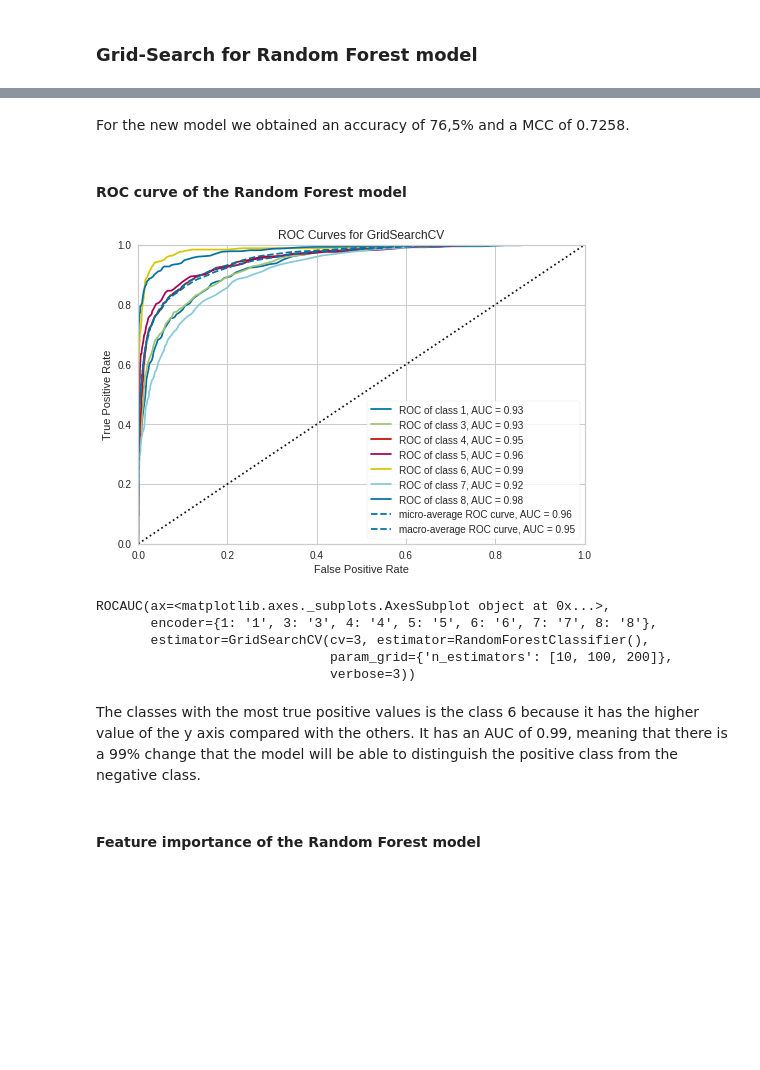
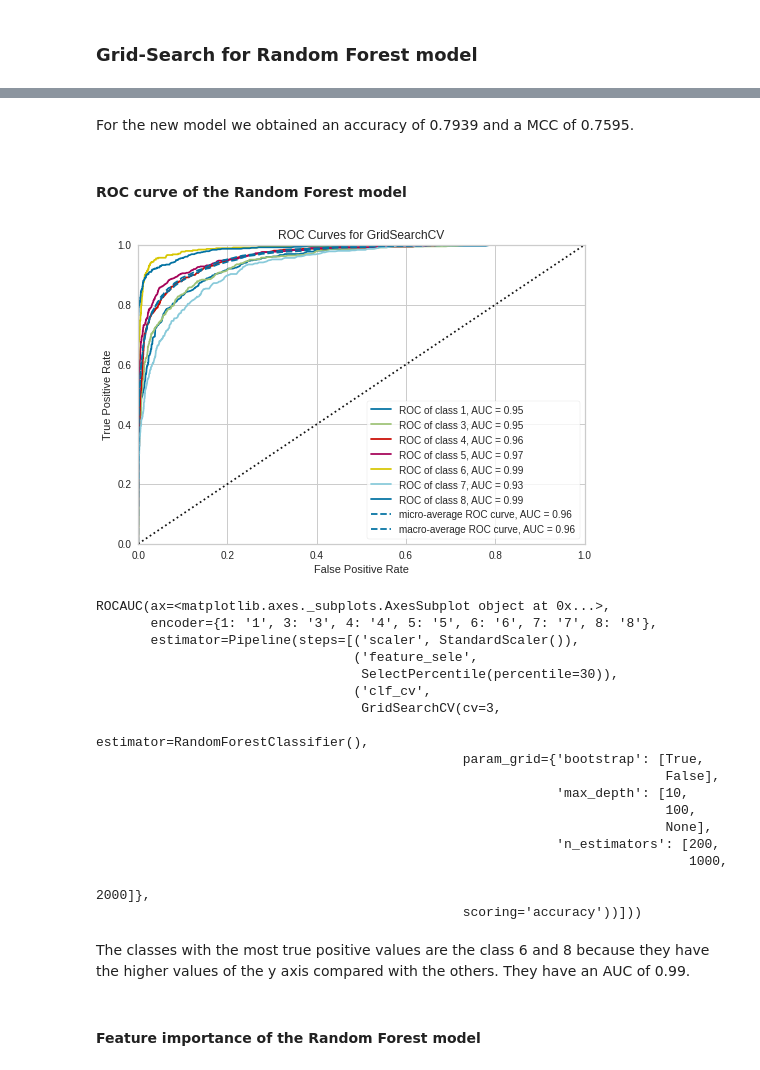
Before and after one commit to Catarina777/Enzymes-classification, a Jupyter notebook: scripts/machine_learning.ipynb, the cells around one changed output, grey strips where cells are left out. Drawn from its saved outputs; the diff is of its cells as text; code cells hidden in the pictures; blank space fills up the shorter version.

```diff
--- a/scripts/machine_learning.ipynb
+++ b/scripts/machine_learning.ipynb
@@ -58,5 +173,0 @@ The first model trained was the Logistic Regression model from the sklearn packa
-# %%
-from sklearn.linear_model import LogisticRegression
-
-model = LogisticRegression()
-model.fit(X_train, y_train)
@@ -355,0 +364,17 @@ The three most influencial features are: _SolventAcessibilityD3100, _PolarityD21
+# %%
+from sklearn.pipeline import Pipeline
+from sklearn.model_selection import GridSearchCV
+
+sel_perc = SelectPercentile(f_classif, percentile=30)
+
+clf = SVC()
+CV_rfc = GridSearchCV(clf,
+                      param_grid={'C': [0.1,1,10,100,1000],
+                                  'kernel': ['rbf'],
+                                  'gamma': [1,0.1,0.01,0.001,0.0001]})
+
+pipeline  = Pipeline([('scaler', StandardScaler()),
+                      ('feature_sele', sel_perc),
+                      ('clf_cv',CV_rfc)])
+
+pipeline.fit(X_train, y_train)
@@ -382,0 +499,20 @@ Fitting 3 folds for each of 3 candidates, totalling 9 fits
+# %%
+from sklearn.feature_selection import RFECV
+from sklearn.model_selection import GridSearchCV
+from sklearn.ensemble import RandomForestClassifier
+from sklearn.pipeline import Pipeline
+
+sel_perc = SelectPercentile(f_classif, percentile=30)
+clf = RandomForestClassifier()
+CV_rfc = GridSearchCV(clf,
+                      param_grid={"bootstrap": [True, False],
+                                  "max_depth": [10, 100, None],
+                                  "n_estimators": [200, 1000, 2000]},
+                                  cv= 3, scoring = 'accuracy')
+
+pipeline_rf  = Pipeline([('scaler', StandardScaler()),
+                      ('feature_sele',sel_perc),
+                      ('clf_cv',CV_rfc)])
+
+pipeline_rf.fit(X_train, y_train)
+pipeline_rf.predict(X_test)
@@ -419,18 +560,30 @@ weighted avg       0.77      0.77      0.76      4022
 # %% [markdown]
-For the new model we obtained an accuracy of 76,5% and a MCC of 0.7258.
+For the new model we obtained an accuracy of 0.7939 and a MCC of 0.7595.
 # %% [markdown]
 #### ROC curve of the Random Forest model
 # %%
-plot_ROC_curve(grid, X_train, X_test, y_train, y_test)
+plot_ROC_curve(pipeline_rf, X_train, X_test, y_train, y_test)
 # %% [output]
-[figure, old version]
+[figure, new version]
 ROCAUC(ax=<matplotlib.axes._subplots.AxesSubplot object at 0x...>,
        encoder={1: '1', 3: '3', 4: '4', 5: '5', 6: '6', 7: '7', 8: '8'},
-       estimator=GridSearchCV(cv=3, estimator=RandomForestClassifier(),
-                              param_grid={'n_estimators': [10, 100, 200]},
-                              verbose=3))
+       estimator=Pipeline(steps=[('scaler', StandardScaler()),
+                                 ('feature_sele',
+                                  SelectPercentile(percentile=30)),
+                                 ('clf_cv',
+                                  GridSearchCV(cv=3,
+                                               estimator=RandomForestClassifier(),
+                                               param_grid={'bootstrap': [True,
+                                                                         False],
+                                                           'max_depth': [10,
+                                                                         100,
+                                                                         None],
+                                                           'n_estimators': [200,
+                                                                            1000,
+                                                                            2000]},
+                                               scoring='accuracy'))]))
 # %% [markdown]
-The classes with the most true positive values is the class 6 because it has the higher value of the y axis compared with the others. It has an AUC of 0.99, meaning that there is a 99% change that the model will be able to distinguish the positive class from the negative class.
+The classes with the most true positive values are the class 6 and 8 because they have the higher values of the y axis compared with the others. They have an AUC of 0.99.
 # %% [markdown]
 #### Feature importance of the Random Forest model
 # %% [markdown]
```
Also changed, not shown: parts of 126 cells of this notebook.
